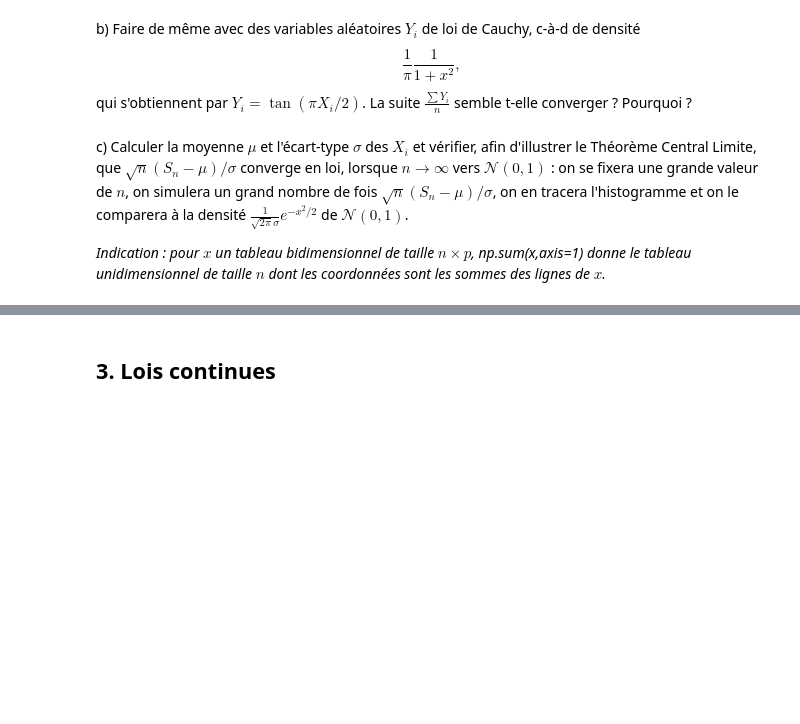
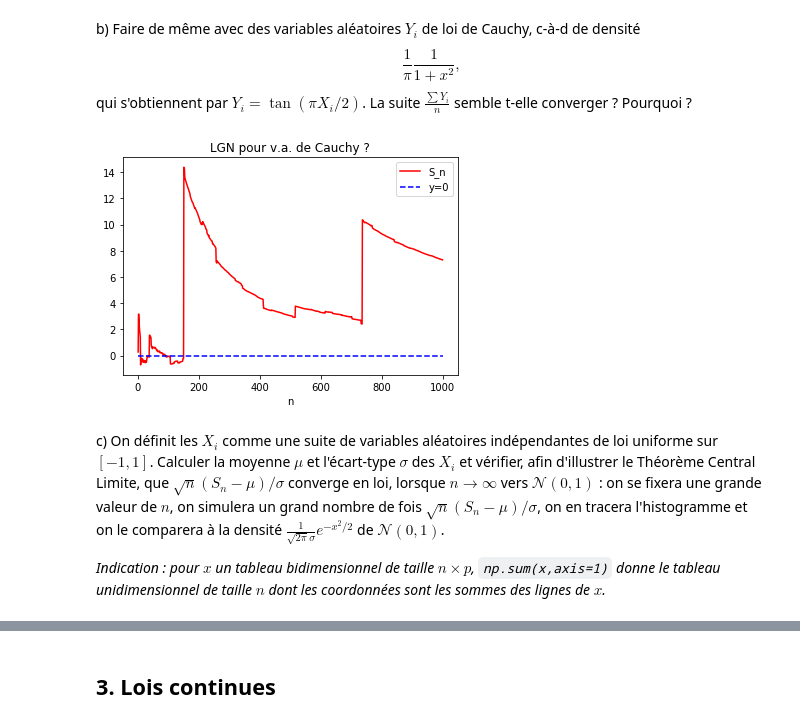
Before and after one commit to joanglaunes/algosto, a Jupyter notebook: python/TP1_intro_Python.ipynb, the cells around one changed output, grey strips where cells are left out. Drawn from its saved outputs; the diff is of its cells as text; code cells hidden in the pictures; blank space fills up the shorter version.

```diff
--- a/python/TP1_intro_Python.ipynb
+++ b/python/TP1_intro_Python.ipynb
@@ -36,7 +75,11 @@ $$[x_1, x_1 +x_2, x_1 +x_2 +x_3,\dots, x_1 +\dots+x_n]$$ des sommes cumulées de
 b) Faire de même avec des variables aléatoires $Y_i$ de loi de Cauchy, c-à-d de densité
 $$\frac 1 \pi \frac 1 {1+x^2},$$
 qui s'obtiennent par $Y_i = \tan(\pi X_i /2)$. La suite $\frac {\sum Y_i}{n}$ semble t-elle converger ? Pourquoi ?
+# %%
+exo4()
+# %% [output]
+[figure, added]
 # %% [markdown]
-c) Calculer la moyenne $\mu$ et l'écart-type $\sigma$ des $X_i$ et vérifier, afin d'illustrer le Théorème Central Limite, que $\sqrt{n}(S_n − \mu)/\sigma$ converge en loi, lorsque $n \rightarrow\infty$ vers $\mathcal{N}(0,1)$ : on se fixera une grande valeur de $n$, on simulera un grand nombre de fois $\sqrt{n}(S_n − \mu)/\sigma$, on en tracera l'histogramme et on le comparera à la densité $\frac 1 {\sqrt{2\pi}\sigma}e^{-x^2/2}$ de $\mathcal{N}(0,1)$.
+c) On définit les $X_i$ comme une suite de variables aléatoires indépendantes de loi uniforme sur $[−1, 1]$. Calculer la moyenne $\mu$ et l'écart-type $\sigma$ des $X_i$ et vérifier, afin d'illustrer le Théorème Central Limite, que $\sqrt{n}(S_n − \mu)/\sigma$ converge en loi, lorsque $n \rightarrow\infty$ vers $\mathcal{N}(0,1)$ : on se fixera une grande valeur de $n$, on simulera un grand nombre de fois $\sqrt{n}(S_n − \mu)/\sigma$, on en tracera l'histogramme et on le comparera à la densité $\frac 1 {\sqrt{2\pi}\sigma}e^{-x^2/2}$ de $\mathcal{N}(0,1)$.
 
-*Indication : pour $x$ un tableau bidimensionnel de taille $n × p$, np.sum(x,axis=1) donne le tableau unidimensionnel de taille $n$ dont les coordonnées sont les sommes des lignes de $x$.*
+*Indication : pour $x$ un tableau bidimensionnel de taille $n × p$, `np.sum(x,axis=1)` donne le tableau unidimensionnel de taille $n$ dont les coordonnées sont les sommes des lignes de $x$.*
```
Also changed, not shown: parts of 17 cells of this notebook, 4 other files.
